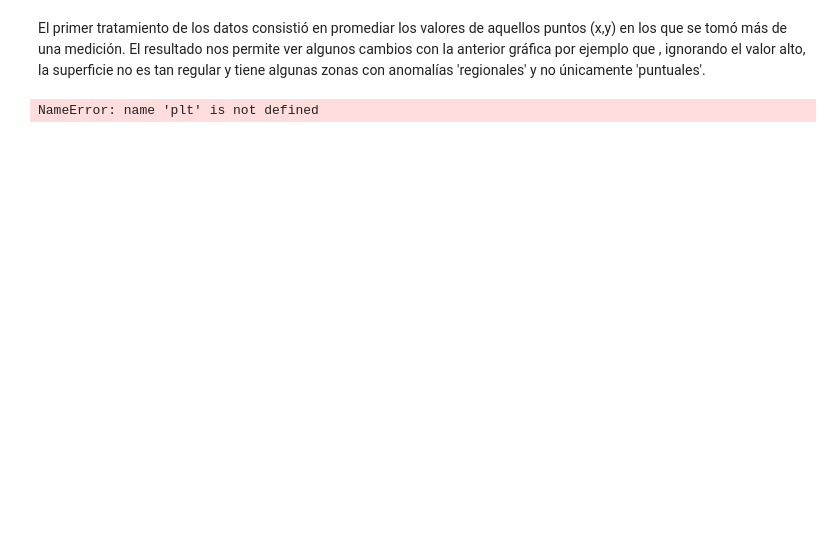
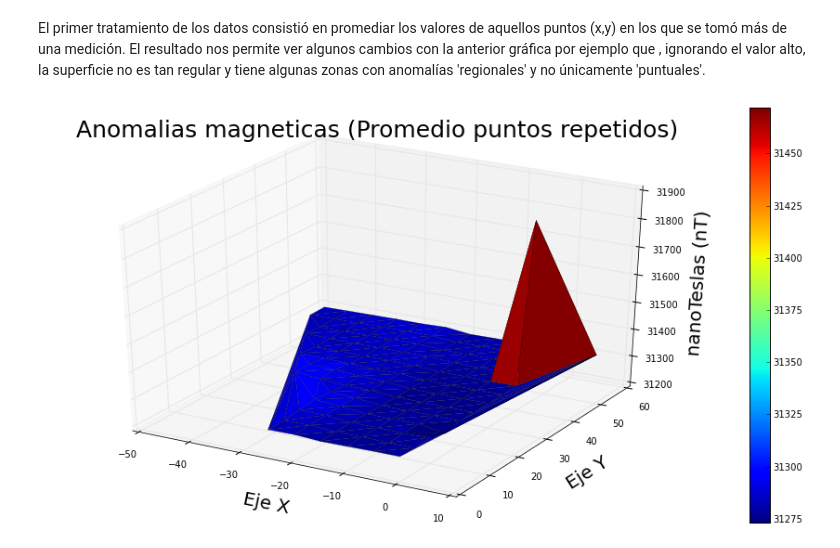
Before and after one commit to SbastianGarzon/FieldWork_DataAnalysis, a Jupyter notebook: Magnetometry/Magnetometria_H.ipynb, the cells around one changed output. Cells and saved outputs as stored; diff of their text form; code cells hidden in the pictures; blank space fills up the shorter version.

```diff
--- a/Magnetometry/Magnetometria_H.ipynb
+++ b/Magnetometry/Magnetometria_H.ipynb
@@ -128,15 +131,15 @@ El primer tratamiento de los datos consistió en promediar los valores de aquell
 # %%
 fig = plt.figure(figsize=(16,8))
 ax = fig.gca(projection='3d')
 h=ax.plot_trisurf(Xfinal, Yfinal, Promedio, cmap=cm.jet, linewidth=0.2)
 c1 = fig.colorbar(h)
 ax.set_xlabel(r'Eje X', fontsize=20)
 ax.set_ylabel(r'Eje Y', fontsize=20)
 ax.set_zlabel(r'nanoTeslas (nT)', fontsize=20)
-ax.set_title(r'Valor campo magnetico (Promedio puntos repetidos)',fontsize=25)
+ax.set_title(r'Anomalias magneticas (Promedio puntos repetidos)',fontsize=25)
 plt.show()
 # %% [output]
-NameError: name 'plt' is not defined
+[figure, added]
 # %%
 fig = plt.figure(figsize=(16,8))
 ax = fig.gca(projection='3d')
```
Also changed, not shown: parts of 7 cells of this notebook.
